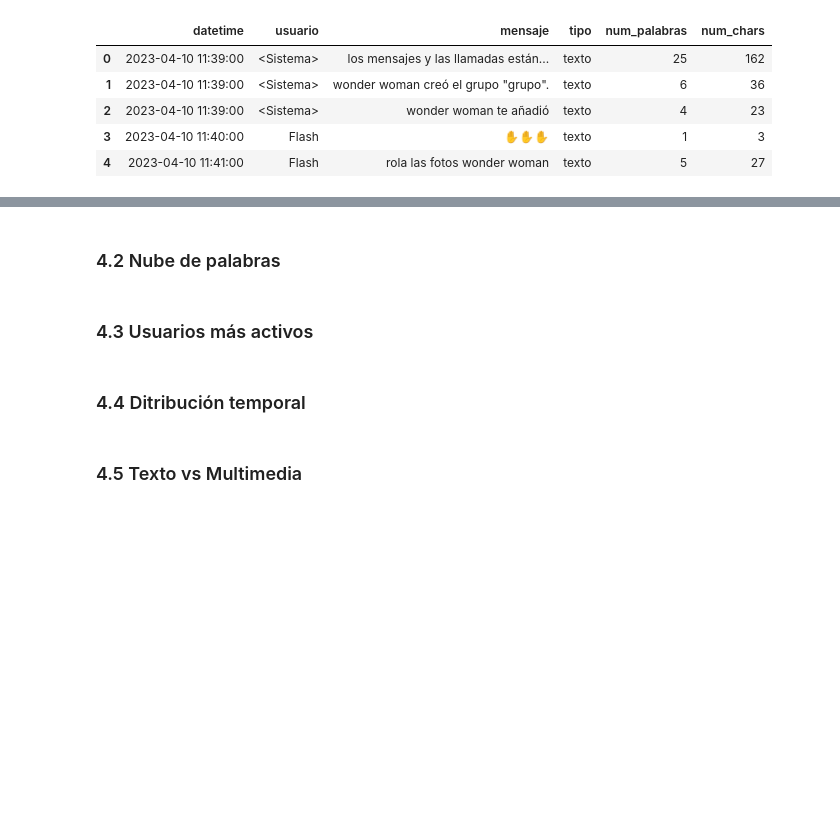
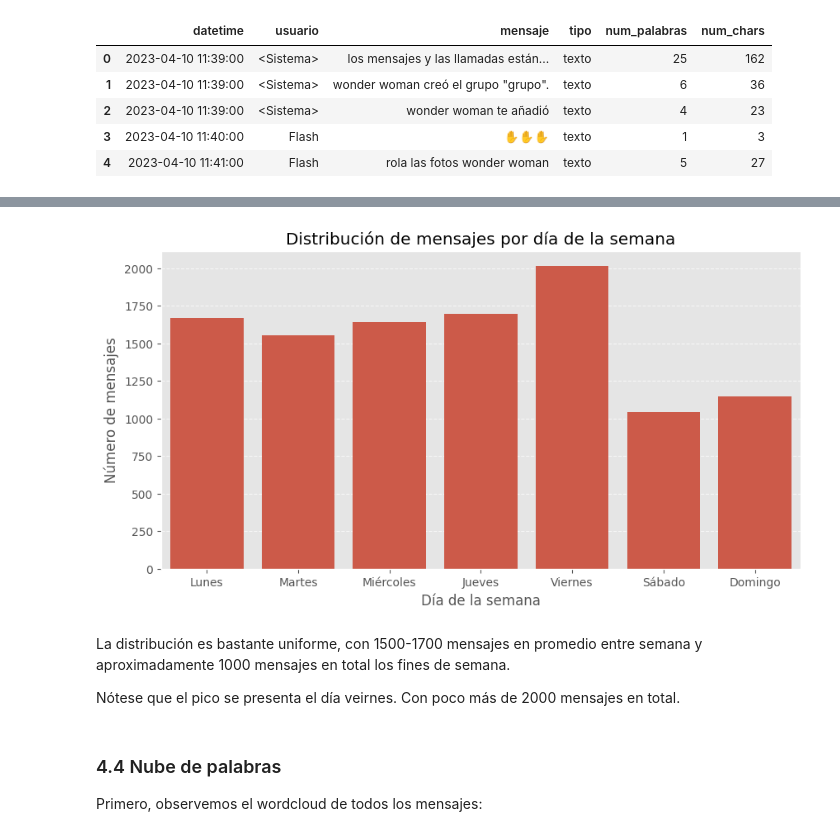
Before and after one commit to isaultirado77/whatsapp, a Jupyter notebook: notebooks/whatsapp_analysis.ipynb, the cells around one changed output, grey strips where cells are left out. Drawn from its saved outputs; the diff is of its cells as text; code cells hidden in the pictures; blank space fills up the shorter version.

```diff
--- a/notebooks/whatsapp_analysis.ipynb
+++ b/notebooks/whatsapp_analysis.ipynb
@@ -298,0 +573,2 @@ df.head()
+# %%
+weekday_counts = df['day_of_week'].value_counts()
@@ -299,8 +577,23 @@ df.head()
+# %%
+orden = ["Lunes","Martes","Miércoles","Jueves","Viernes","Sábado","Domingo"]
+weekday_counts = weekday_counts.reindex(orden)
+# %%
+plt.figure(figsize=(10,5))
+sns.barplot(
+    data=weekday_counts
+)
+plt.xlabel("Día de la semana")
+plt.ylabel("Número de mensajes")
+plt.title("Distribución de mensajes por día de la semana")
+plt.grid(axis='y', linestyle='--', alpha=0.7)
+plt.show()
+# %% [output]
+[figure, added]
+# %% [markdown]
+La distribución es bastante uniforme, con 1500-1700 mensajes en promedio entre semana y aproximadamente 1000 mensajes en total los fines de semana.
+
+Nótese que el pico se presenta el día veirnes. Con poco más de 2000 mensajes en total.
 # %% [markdown]
-### 4.2 Nube de palabras
+### 4.4 Nube de palabras
+
+Primero, observemos el wordcloud de todos los mensajes:
-# %% [markdown]
-### 4.3 Usuarios más activos
-# %% [markdown]
-### 4.4 Ditribución temporal
-# %% [markdown]
-### 4.5 Texto vs Multimedia
```
Also changed, not shown: parts of 92 cells of this notebook.
